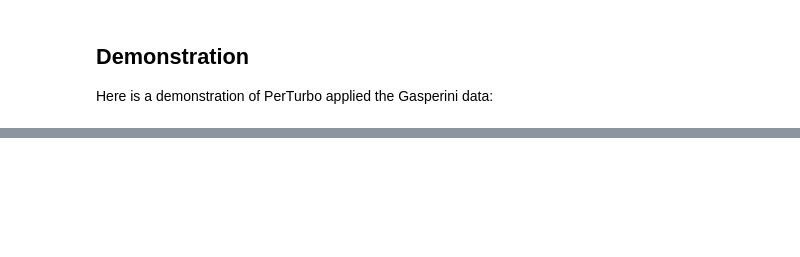
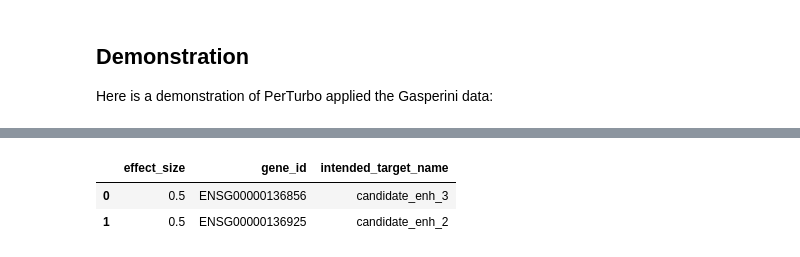
Before and after one commit to IGVF-CRISPR/CRISPR-JAMBOREE, a Jupyter notebook: single-cell/inference/scanpy-Python/scanpy-demo-python.ipynb, the cells around one changed output, grey strips where cells are left out. Cells and saved outputs as stored; diff of their text form; code cells hidden in the pictures; blank space fills up the shorter version.

```diff
--- a/single-cell/inference/scanpy-Python/scanpy-demo-python.ipynb
+++ b/single-cell/inference/scanpy-Python/scanpy-demo-python.ipynb
@@ -580,0 +514,6 @@ t-test
+# %%
+pd.DataFrame(mdata_out_sim.uns["pairs_to_test"])
+# %% [output]
+|  | effect_size | gene_id | intended_target_name |
+| 0 | 0.5 | ENSG00000136856 | candidate_enh_3 |
+| 1 | 0.5 | ENSG00000136925 | candidate_enh_2 |
```
Also changed, not shown: parts of 9 cells of this notebook, 5 other files.
